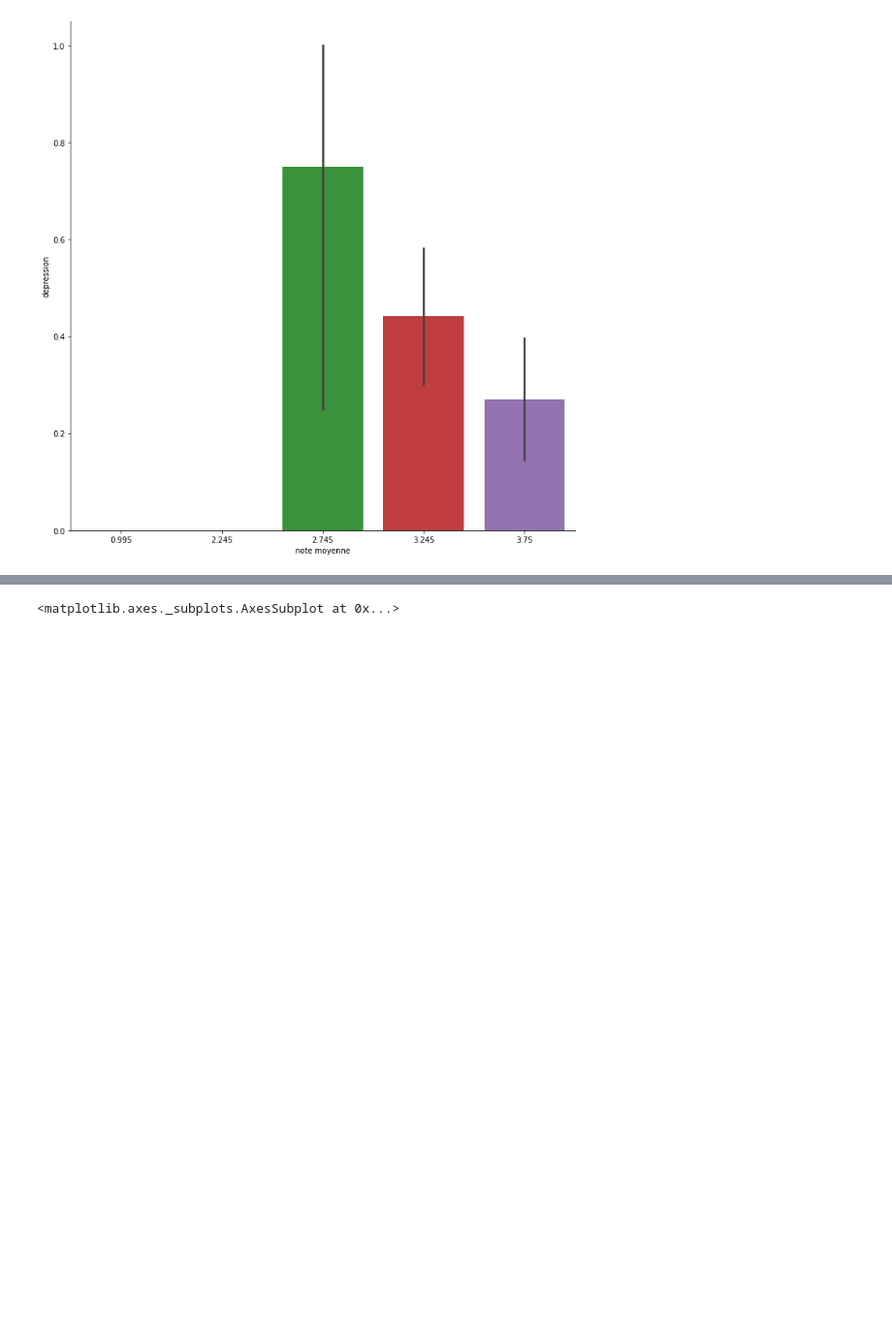
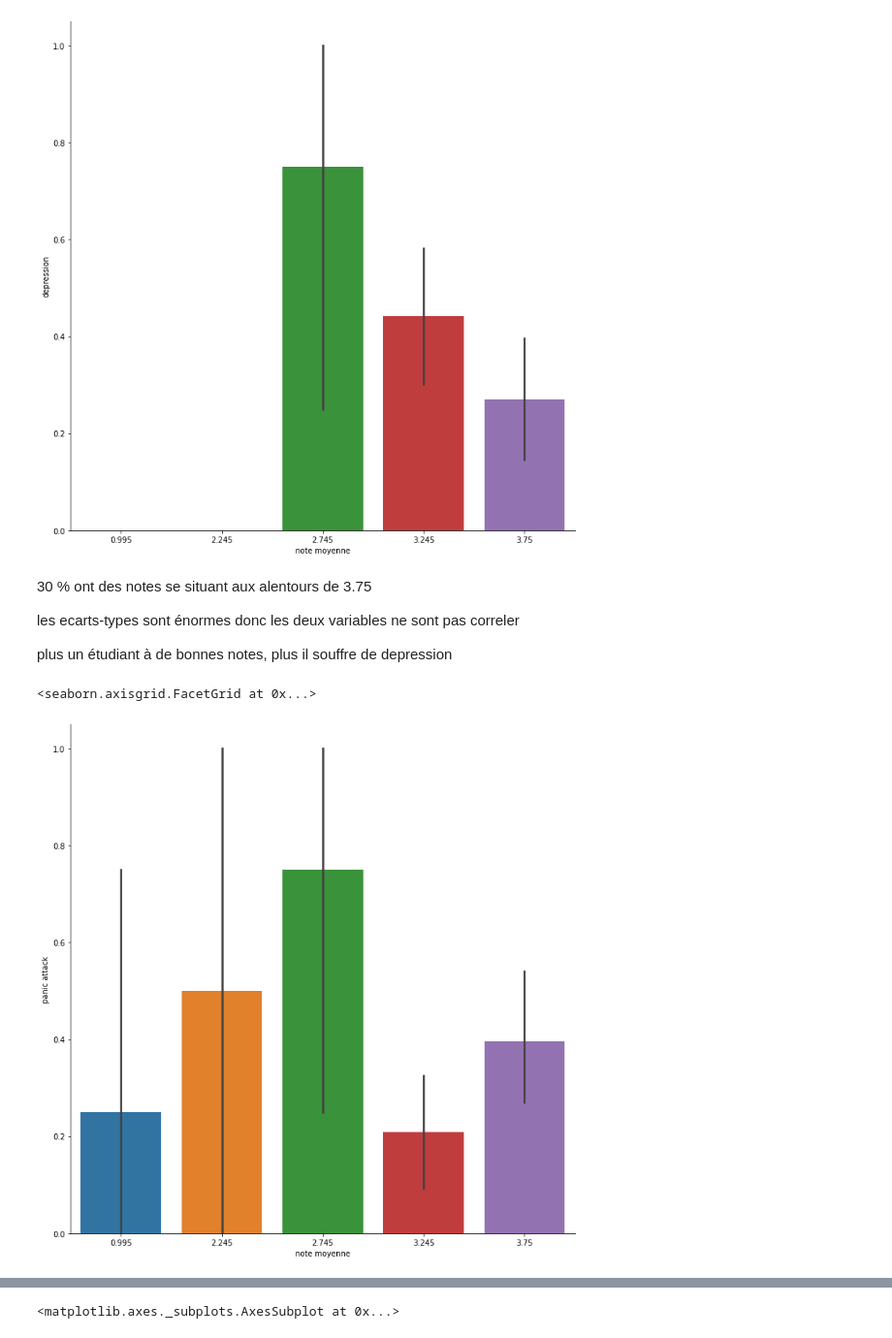
Before and after one commit to LamaElkhouk/pythonh3hitema, a Jupyter notebook: Projet_analyse_données.ipynb, the cells around one changed output, grey strips where cells are left out. Shown: that part at 97% size. Cells and saved outputs as stored; diff of their text form; code cells hidden in the pictures; blank space fills up the shorter version.

```diff
--- a/Projet_analyse_données.ipynb
+++ b/Projet_analyse_données.ipynb
@@ -181,3 +212,14 @@ sb.catplot(x="note moyenne", y="depression", data= df, kind="bar", height=10)
 # %% [output]
 <seaborn.axisgrid.FacetGrid at 0x...>
 [figure]
+# %% [markdown]
+30 % ont des notes se situant aux alentours de 3.75
+
+les ecarts-types sont énormes donc les deux variables ne sont pas correler
+
+plus un étudiant à de bonnes notes, plus il souffre de depression
+# %%
+sb.catplot(x="note moyenne", y="panic attack", data= df, kind="bar", height=10)
+# %% [output]
+<seaborn.axisgrid.FacetGrid at 0x...>
+[figure, added]
```
Also changed, not shown: parts of 13 cells of this notebook.
